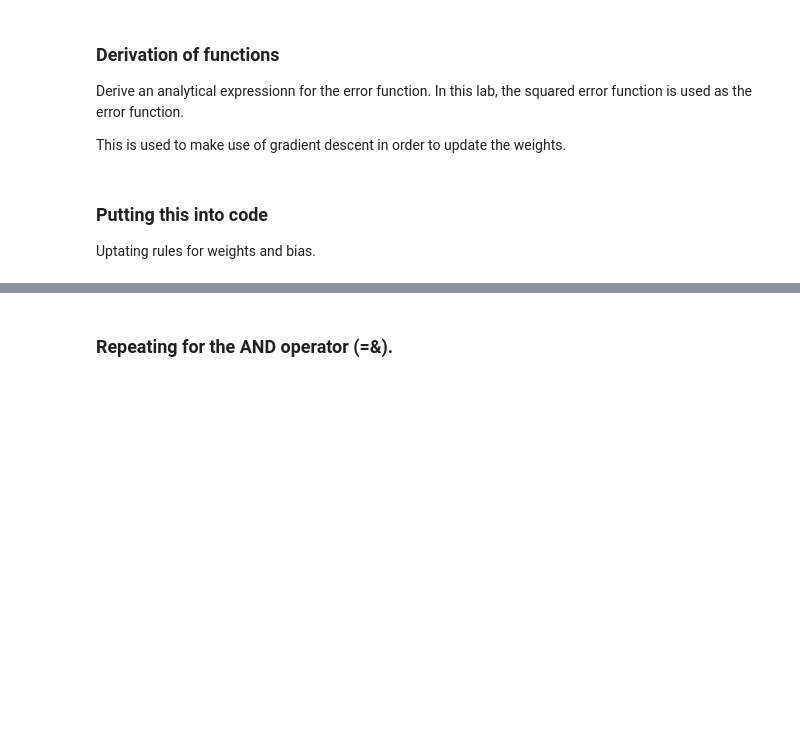
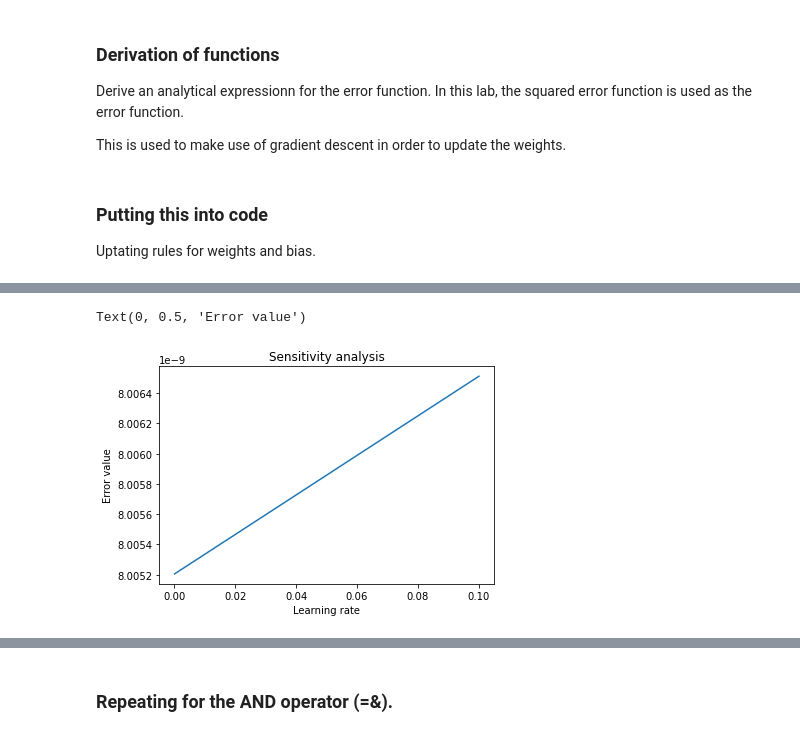
Before and after one commit to hannahjayneknight/machine-learning, a Jupyter notebook: lab1.ipynb, the cells around one changed output, grey strips where cells are left out. Drawn from its saved outputs; the diff is of its cells as text; code cells hidden in the pictures; blank space fills up the shorter version.

```diff
--- a/lab1.ipynb
+++ b/lab1.ipynb
@@ -127,0 +130,29 @@ Whilst increasing the learning rate reduces the error, it will never reach zero.
+# %%
+# changing the learning rate
+
+lrates = [0.1, 10e-3, 10e-4 , 10e-5] # this shows linear, increasing line
+#lrates = [10e-10, 10e-20, 10e-30] # this shows a flat line
+
+y_plot = []
+
+for i in lrates:
+
+    for epoch in range(10000):
+        output = sigm(X, W, B)
+
+        W = W + (i * diff_W(X, output, Y, B, W).T)
+        B = B + i * diff_B(X, output, Y, B, W)
+
+        error = (Y - output)**2
+
+    y_plot.append(error[-1, -1]) # plotting the final error value for the final output
+
+plt.figure(2)
+plt.plot(lrates, y_plot)
+#plt.axes([0, 10e-30, 8, 8.1])
+plt.title("Sensitivity analysis")
+plt.xlabel("Learning rate")
+plt.ylabel("Error value")
+# %% [output]
+Text(0, 0.5, 'Error value')
+[figure, added]
```
Also changed, not shown: parts of 15 cells of this notebook, 9 other files.
